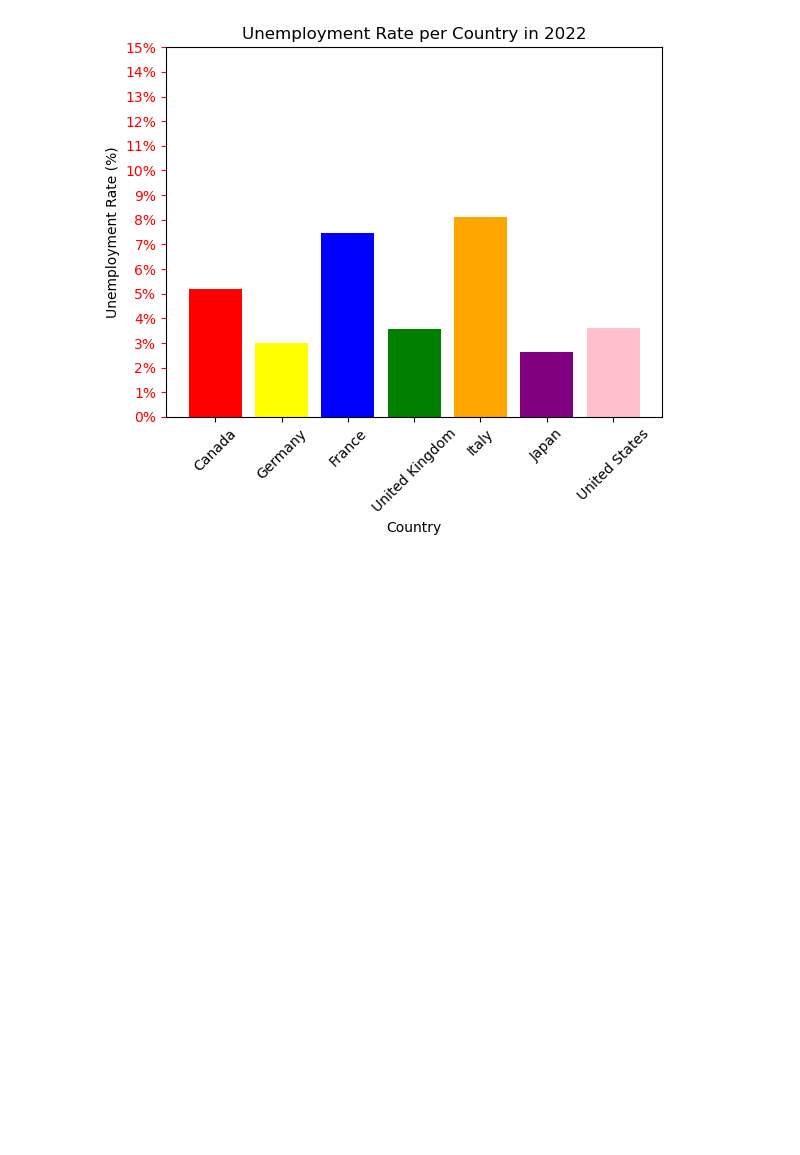
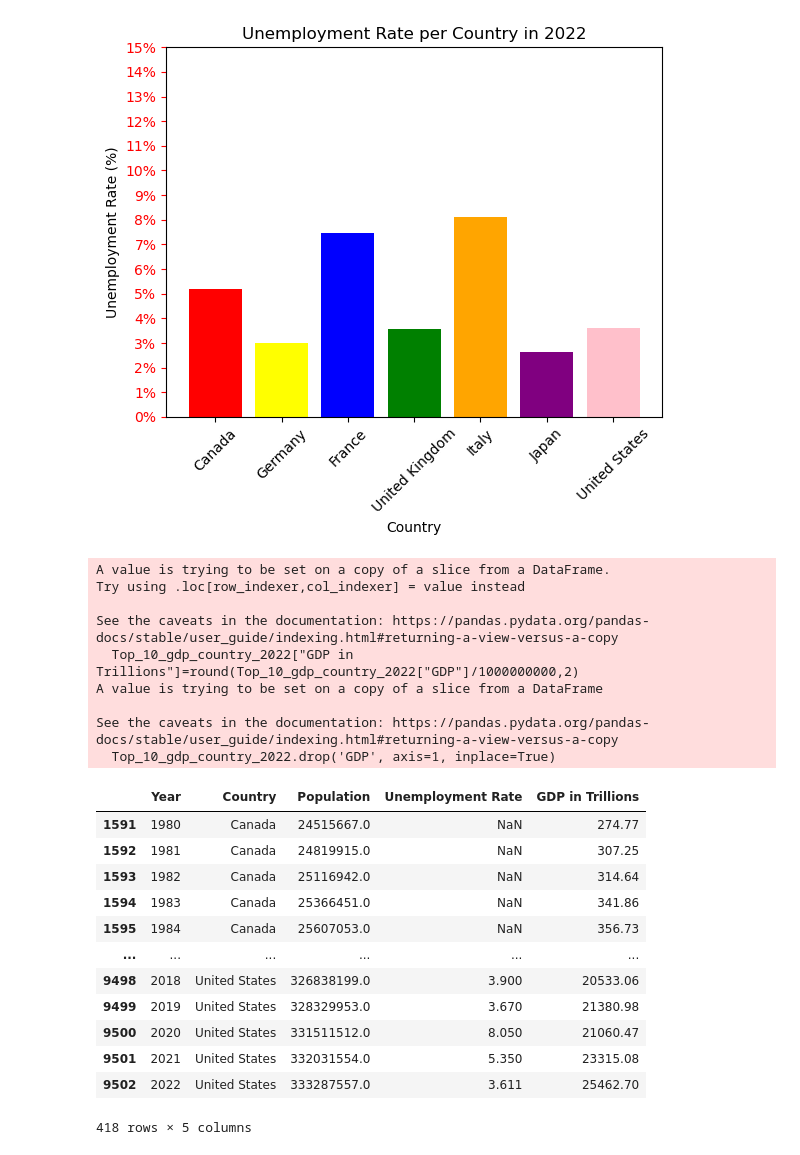
Before and after one commit to emilybomber/project-1, a Jupyter notebook: Project 1 US data.ipynb, the cells around one changed output. Drawn from its saved outputs; the diff is of its cells as text; code cells hidden in the pictures; blank space fills up the shorter version.

```diff
--- a/Project 1 US data.ipynb
+++ b/Project 1 US data.ipynb
@@ -180,3 +197,32 @@ plt.title('Unemployment Rate per Country in 2022')
 plt.show()
 # %% [output]
 [figure]
+# %%
+#Pick Top 10 GDP Countries
+Top_10_gdp_country_2022=G7_gdp_columns_picked[(G7_gdp_columns_picked['Year']>=1992)&(G7_gdp_columns_picked['Country']=='United States')|(G7_gdp_columns_picked['Country']=='China') | (G7_gdp_columns_picked['Country']=='Japan') | (G7_gdp_columns_picked['Country']=='Germany') | (G7_gdp_columns_picked['Country']=='India') | (G7_gdp_columns_picked['Country']=='United Kingdom') | (G7_gdp_columns_picked['Country']=='France') | (G7_gdp_columns_picked['Country']=='Russian Federation')| (G7_gdp_columns_picked['Country']=='Canada')| (G7_gdp_columns_picked['Country']=='Italy')]
+Top_10_gdp_country_2022["GDP in Trillions"]=round(Top_10_gdp_country_2022["GDP"]/1000000000,2)
+Top_10_gdp_country_2022.drop('GDP', axis=1, inplace=True)
+Top_10_gdp_country_2022
+# %% [output]
+A value is trying to be set on a copy of a slice from a DataFrame.
+Try using .loc[row_indexer,col_indexer] = value instead
+
+See the caveats in the documentation: https://pandas.pydata.org/pandas-docs/stable/user_guide/indexing.html#returning-a-view-versus-a-copy
+  Top_10_gdp_country_2022["GDP in Trillions"]=round(Top_10_gdp_country_2022["GDP"]/1000000000,2)
+A value is trying to be set on a copy of a slice from a DataFrame
+
+See the caveats in the documentation: https://pandas.pydata.org/pandas-docs/stable/user_guide/indexing.html#returning-a-view-versus-a-copy
+  Top_10_gdp_country_2022.drop('GDP', axis=1, inplace=True)
+|  | Year | Country | Population | Unemployment Rate | GDP in Trillions |
+| 1591 | 1980 | Canada | 24515667.0 | NaN | 274.77 |
+| 1592 | 1981 | Canada | 24819915.0 | NaN | 307.25 |
+| 1593 | 1982 | Canada | 25116942.0 | NaN | 314.64 |
+| 1594 | 1983 | Canada | 25366451.0 | NaN | 341.86 |
+| 1595 | 1984 | Canada | 25607053.0 | NaN | 356.73 |
+| ... | ... | ... | ... | ... | ... |
+| 9498 | 2018 | United States | 326838199.0 | 3.900 | 20533.06 |
+| 9499 | 2019 | United States | 328329953.0 | 3.670 | 21380.98 |
+| 9500 | 2020 | United States | 331511512.0 | 8.050 | 21060.47 |
+| 9501 | 2021 | United States | 332031554.0 | 5.350 | 23315.08 |
+| 9502 | 2022 | United States | 333287557.0 | 3.611 | 25462.70 |
+418 rows × 5 columns
```
Also changed, not shown: parts of 4 cells of this notebook.
